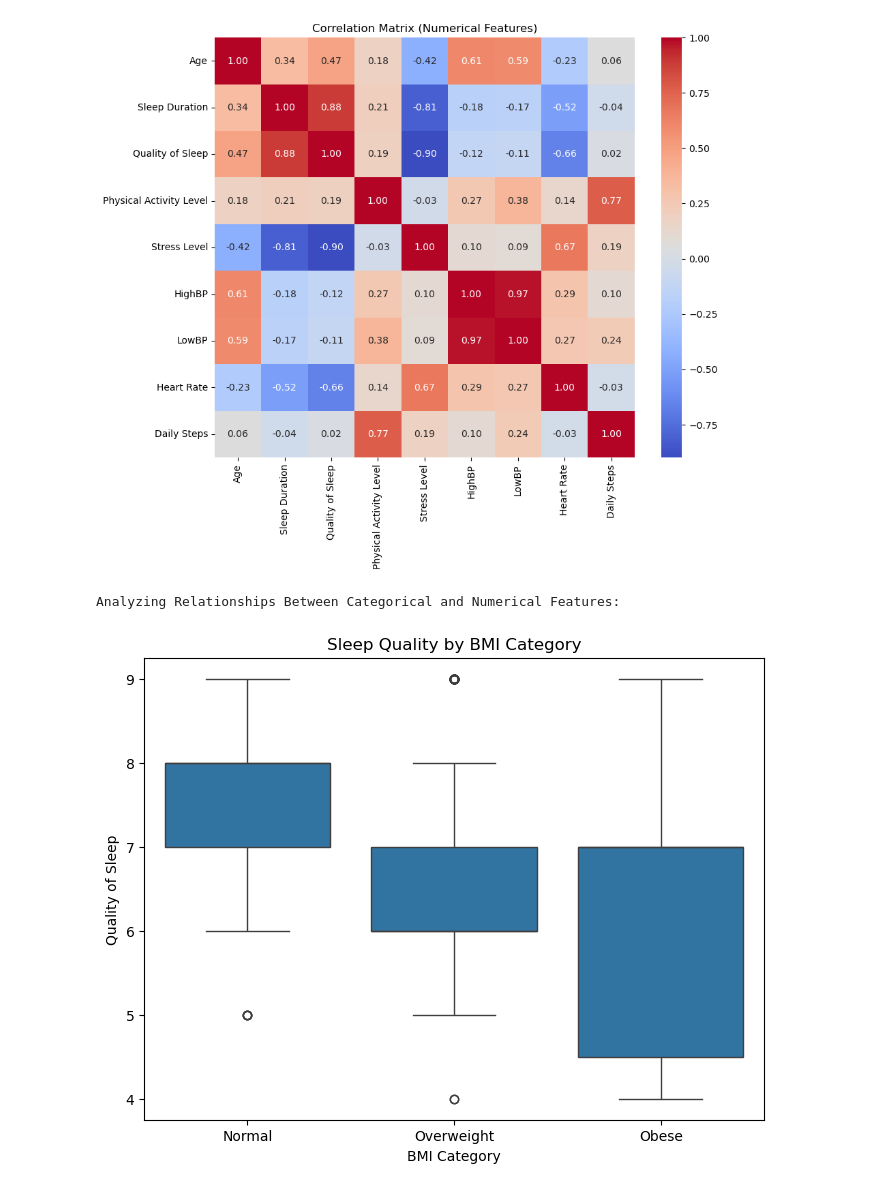
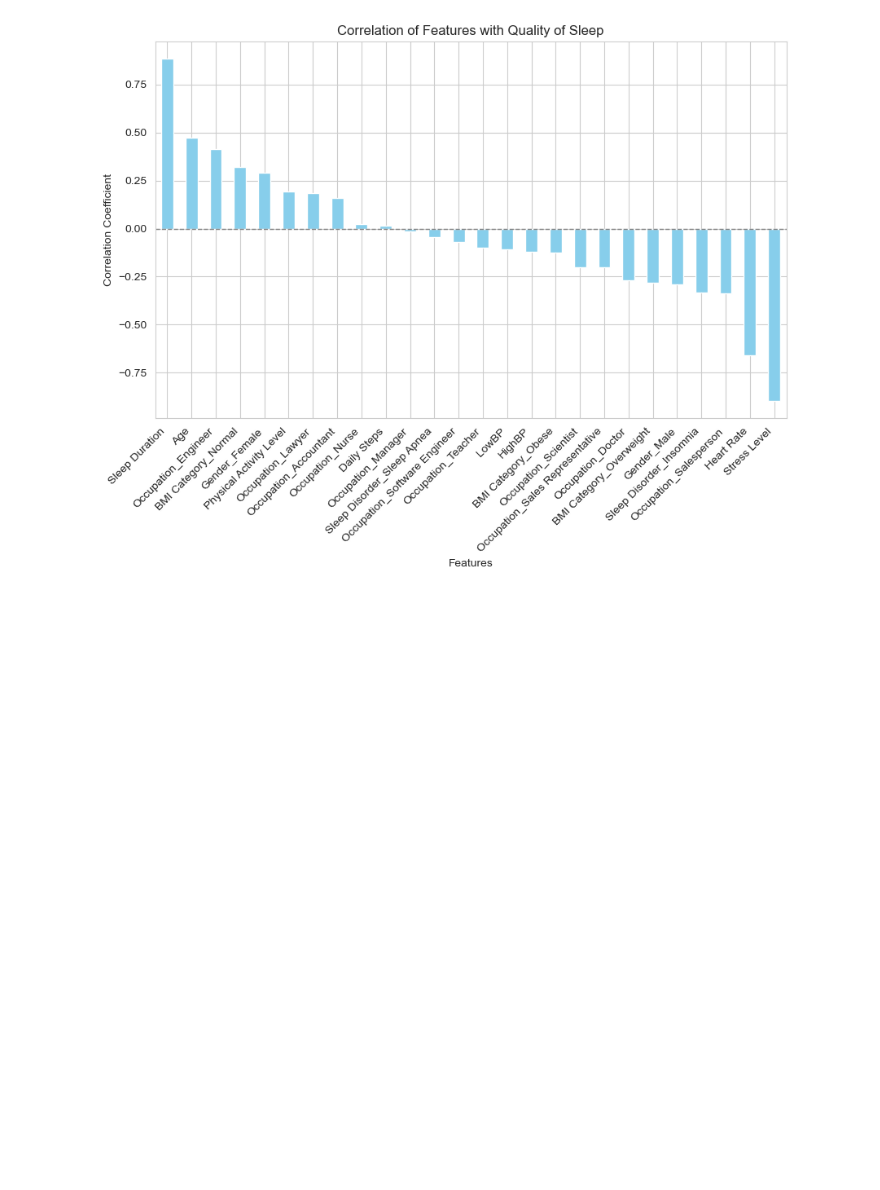
Before and after one commit to jchodata/SleepHealthLifestylePredictiveModelling, a Jupyter notebook: PredictSleepQuality_DataExploration.ipynb, the cells around one changed output. Saved outputs shown, nothing was run; the diff lists cells and outputs as text; code cells hidden in the pictures; blank space fills up the shorter version.

```diff
--- a/PredictSleepQuality_DataExploration.ipynb
+++ b/PredictSleepQuality_DataExploration.ipynb
@@ -119,41 +129,22 @@ Exploring Numerical Features:
 # =========================
 # 4. Correlation and Relationships Analysis
 # =========================
+# Compute the correlation matrix
+correlation_matrix = X.corr()
 
-# Correlation Matrix for Numerical Features
-print("\nCorrelation Matrix (Numerical Features Only):")
-numerical_cols = [
-    'Age', 'Sleep Duration', 'Quality of Sleep',
-    'Physical Activity Level', 'Stress Level',
-    'HighBP', 'LowBP', 'Heart Rate', 'Daily Steps'
-]
-correlation = df[numerical_cols].corr()
-print(correlation)
+# Extract correlations with the target variable
+target_correlation = correlation_matrix['Quality of Sleep'].drop('Quality of Sleep')
 
-plt.figure(figsize=(10, 8))
-sns.heatmap(correlation, annot=True, cmap="coolwarm", fmt=".2f", square=True)
-plt.title("Correlation Matrix (Numerical Features)")
+# Display sorted correlation values
+print(target_correlation.sort_values(ascending=False))
+
+# Plot the correlation values
+plt.figure(figsize=(10, 6))
+target_correlation.sort_values(ascending=False).plot(kind='bar', color='skyblue')
+plt.title(f"Correlation of Features with {'Quality of Sleep'}")
+plt.ylabel("Correlation Coefficient")
+plt.xlabel("Features")
+plt.axhline(0, color='gray', linestyle='--', linewidth=1)
+plt.xticks(rotation=45, ha="right")
 plt.show()
-
-# Categorical vs. Numerical Relationships
-print("\nAnalyzing Relationships Between Categorical and Numerical Features:")
-
-# Sleep Quality by BMI Category
-plt.figure(figsize=(8, 6))
-sns.boxplot(data=df, x='BMI Category', y='Quality of Sleep')
-plt.title("Sleep Quality by BMI Category")
-plt.show()
-
-# Categorical vs. Categorical Relationships
-print("\nAnalyzing Relationships Between Categorical Features:")
-
-# Crosstab for Gender and Sleep Disorder
-crosstab = pd.crosstab(df['Gender'], df['Sleep Disorder'], normalize='index')
-print("\nCrosstab: Gender vs. Sleep Disorder")
-print(crosstab)
-
-plt.figure(figsize=(6, 4))
-sns.heatmap(crosstab, annot=True, cmap="coolwarm", fmt=".2f")
-plt.title("Gender vs. Sleep Disorder")
-plt.show()
 # %% [output]
@@ -177,3 +168 @@ Daily Steps              0.241986   -0.030309     1.000000
-[figure, old version]
+[figure, new version]
-Analyzing Relationships Between Categorical and Numerical Features:
-[figure, removed]
```
Also changed, not shown: parts of 6 cells of this notebook, 2 other files.
